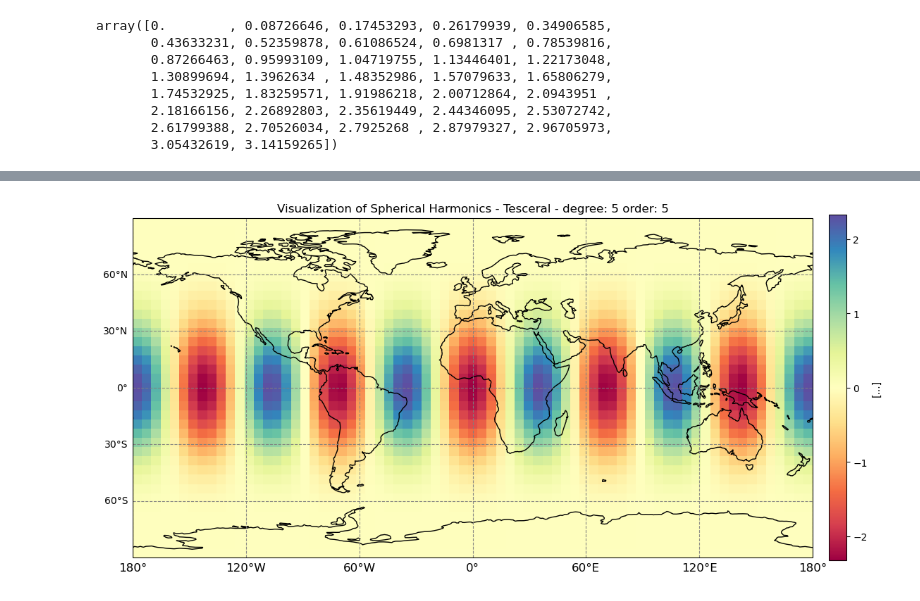
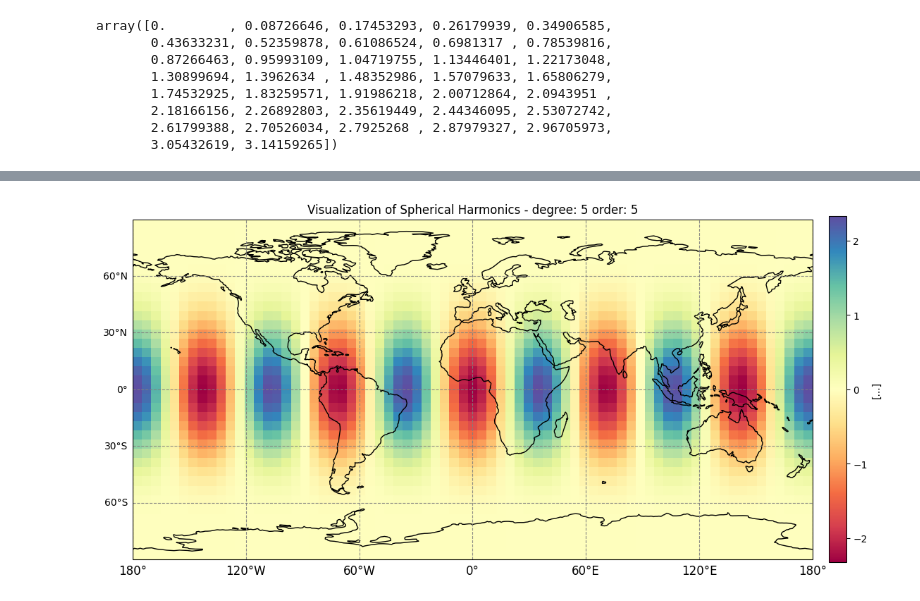
Before and after one commit to GESS-research-group/pyshbundle, a Jupyter notebook: notebooks/intro_spherical_harmonics_with_pyshbundle.ipynb, the cells around one changed output, grey strips where cells are left out. Saved outputs shown, nothing was run; the diff lists cells and outputs as text; code cells hidden in the pictures.

Commit message:
updated plotting to use inbuilt function

```diff
--- a/notebooks/intro_spherical_harmonics_with_pyshbundle.ipynb
+++ b/notebooks/intro_spherical_harmonics_with_pyshbundle.ipynb
@@ -382,51 +342,12 @@ plt.show()
 # %%
 # basic plotting of SH coeff on plane - Teseral
 l = 5
 m = 5
+ylmc_55, ylms_55 = ylm(l=l, m=m)
 
-ylmc_55, ylms_55 = surface_spherical_hormonics(l=l, m=m)
-
-fig = plt.figure(figsize=(15, 7.5))
-ax = plt.axes(projection = ccrs.PlateCarree())
-
-lons = np.linspace(-180, 180, 73)
-lats = np.linspace(-90, 90, 37)
-
-x, y = np.meshgrid(lons, lats)
-
-max_level = 2.4
-min_level = -2.4
-step_level = 0.1
-
-if m >=0 :
-    # plt.contourf(x, y, ylmc_55[:, 0, :], cmap='RdYlBu_r', levels = np.arange(min_level, max_level + step_level, step_level))
-    img_extent = (-180, 180, -90, 90)
-
-    # plot the data
-    im = ax.imshow(ylmc_55[:, 0, :], origin='upper', extent=img_extent, transform=ccrs.PlateCarree(), cmap="Spectral")
-
-else:
-    plt.contourf(x, y, ylms[:, 0, :], cmap='RdYlBu_r')
-
-
-# setting gridlines
-gl = ax.gridlines(crs = ccrs.PlateCarree(), draw_labels=True, x_inline=False, y_inline=False, color='gray', alpha=0.9, linestyle='--')
-# remove top x label
-gl.top_labels = False
-# change x label styles - font size ad colour
-gl.xlabel_style = {'size':12,}
-# left and right labels
-gl.left_labels = True
-gl.right_labels = False
-# coastlines
-ax.coastlines()
-
-plt.colorbar(im, orientation='vertical', shrink=0.85, pad=0.02,label=f"[...]")
-
-plt.title(f"Visualization of Spherical Harmonics - Tesceral - degree: {l} order: {m}")
-plt.show()
+ylm_plot(l, m)
 # %% [output]
-[figure, old version]
+[figure, new version]
 # %%
 # basic plotting of SH coeff on plane - Sectoral
 l = 11
```
Also changed, not shown: parts of 10 cells of this notebook.
